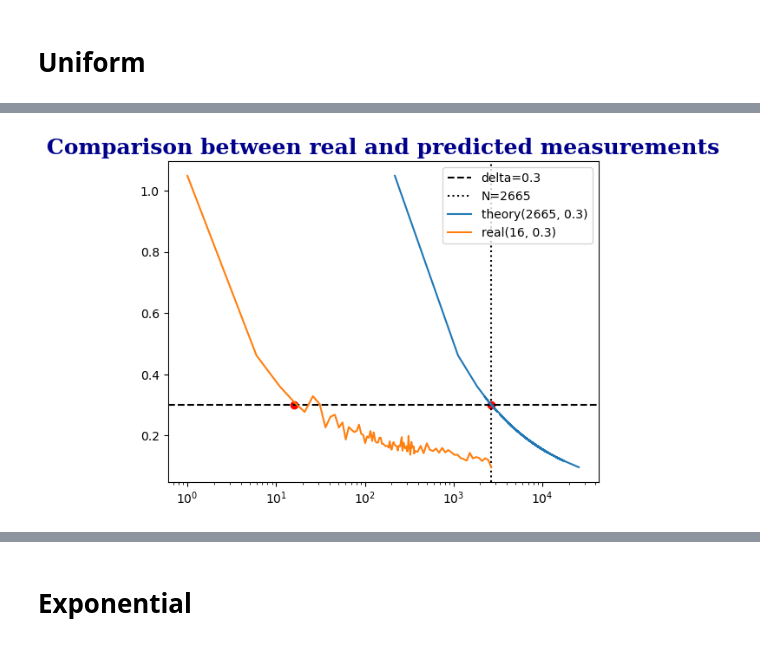
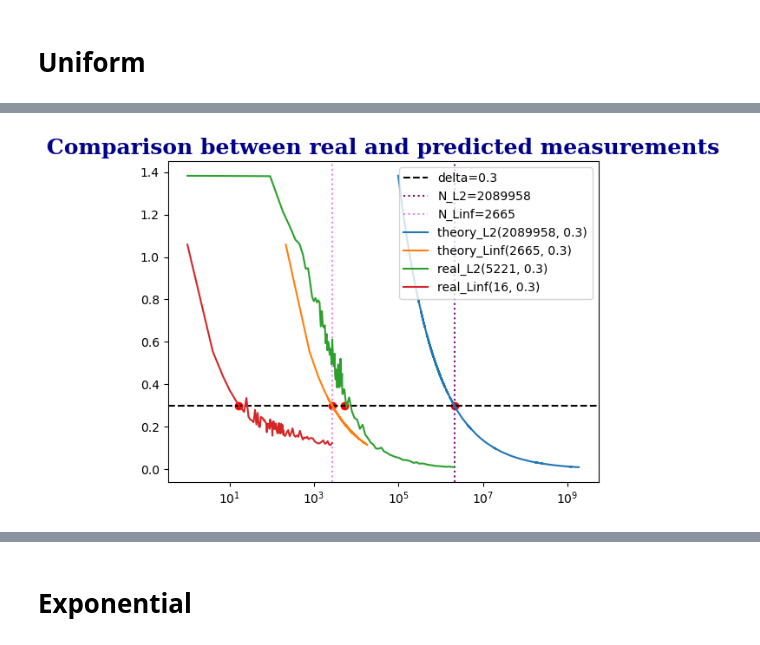
Before and after one commit to tommasofioravanti/sq-learn, a Jupyter notebook: Tomography.ipynb, the cells around one changed output, grey strips where cells are left out. Drawn from its saved outputs; the diff is of its cells as text; code cells hidden in the pictures.

```diff
--- a/Tomography.ipynb
+++ b/Tomography.ipynb
@@ -75,5 +55,5 @@ array([ 1.77475400e-02,  3.57054031e-02,  5.79596508e-03, -5.59449332e-02,
 # %%
 # Theory vs Real for uniform_vector
-make_real_predicted_comparison(v_uni, delta=0.3,norm='inf')
+make_real_predicted_comparison(v_uni, delta,norm='all')
 # %% [output]
-[figure, old version]
+[figure, new version]
```
Also changed, not shown: parts of 26 cells of this notebook.
